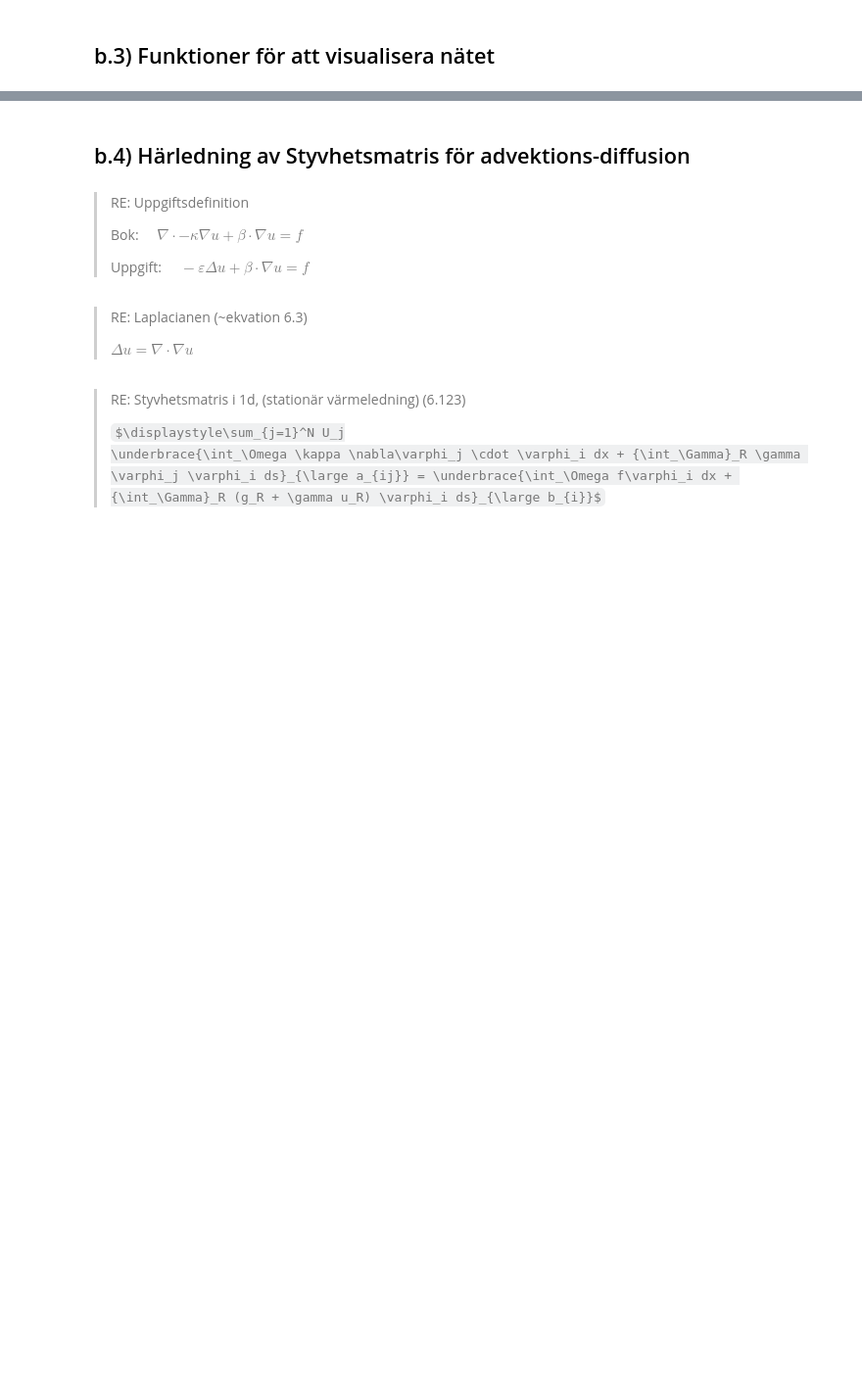
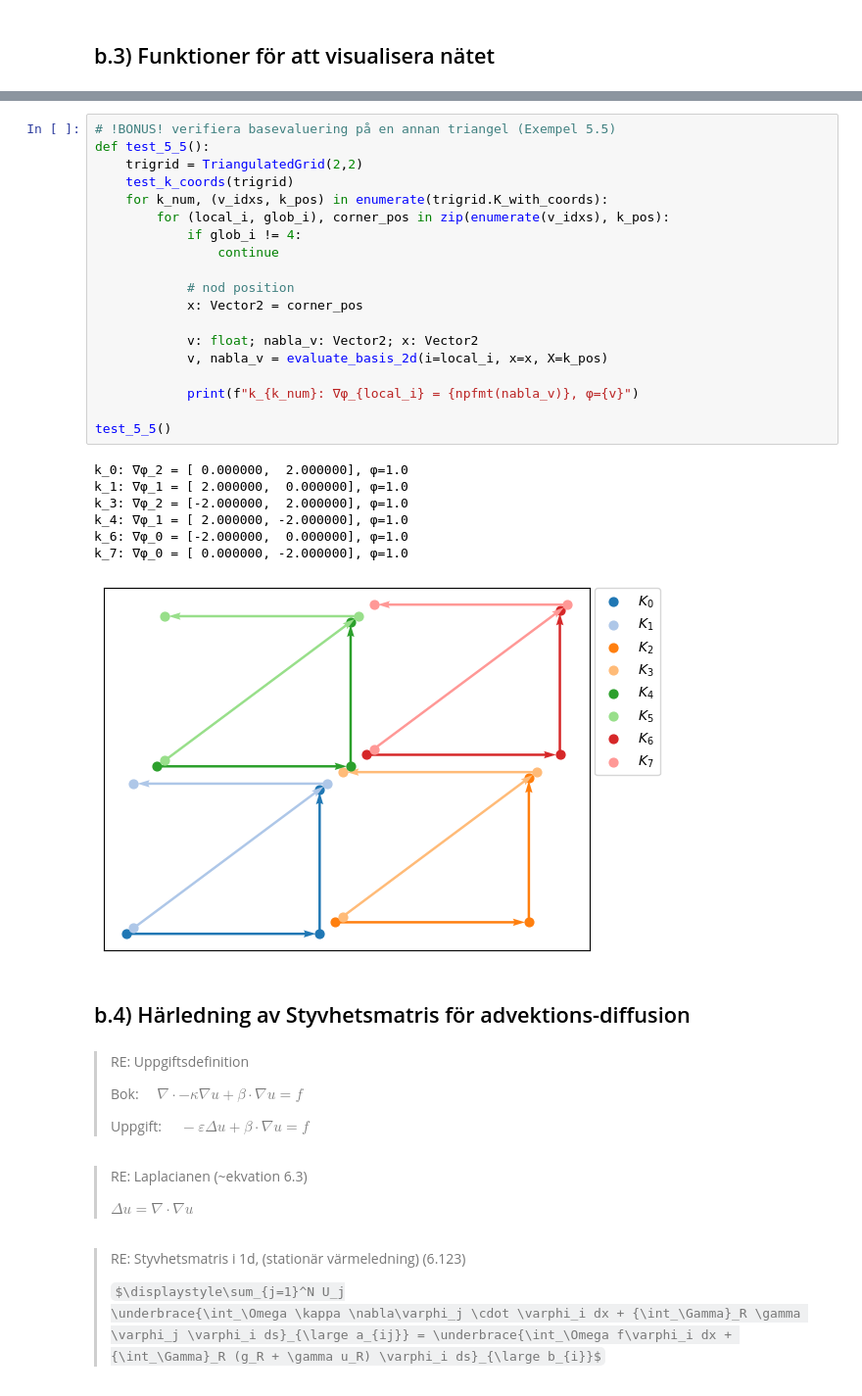
Before and after one commit to wiluxgit/MVE270_2024, a Jupyter notebook: 11z.ipynb, the cells around one changed output, grey strips where cells are left out. Shown at 98% size. Cells and saved outputs as stored; diff of their text form; some formulas as TeX source; blank space fills up the shorter version.

```diff
--- a/11z.ipynb
+++ b/11z.ipynb
@@ -396,3 +435,30 @@ show_trigrid_evaluated_example(TriangulatedGrid(10, 10))
+# %%
+# !BONUS! verifiera basevaluering på en annan triangel (Exempel 5.5)
+def test_5_5():
+    trigrid = TriangulatedGrid(2,2)
+    test_k_coords(trigrid)
+    for k_num, (v_idxs, k_pos) in enumerate(trigrid.K_with_coords):
+        for (local_i, glob_i), corner_pos in zip(enumerate(v_idxs), k_pos):
+            if glob_i != 4:
+                continue
+
+            # nod position
+            x: Vector2 = corner_pos
+
+            v: float; nabla_v: Vector2; x: Vector2
+            v, nabla_v = evaluate_basis_2d(i=local_i, x=x, X=k_pos)
+
+            print(f"k_{k_num}: ∇φ_{local_i} = {npfmt(nabla_v)}, φ={v}")
+
+test_5_5()
+# %% [output]
+k_0: ∇φ_2 = [ 0.000000,  2.000000], φ=1.0
+k_1: ∇φ_1 = [ 2.000000,  0.000000], φ=1.0
+k_3: ∇φ_2 = [-2.000000,  2.000000], φ=1.0
+k_4: ∇φ_1 = [ 2.000000, -2.000000], φ=1.0
+k_6: ∇φ_0 = [-2.000000,  0.000000], φ=1.0
+k_7: ∇φ_0 = [ 0.000000, -2.000000], φ=1.0
+[figure, added]
 # %% [markdown]
 ## b.4) Härledning av Styvhetsmatris för advektions-diffusion
 # %% [markdown]
```
Also changed, not shown: parts of 23 cells of this notebook.
